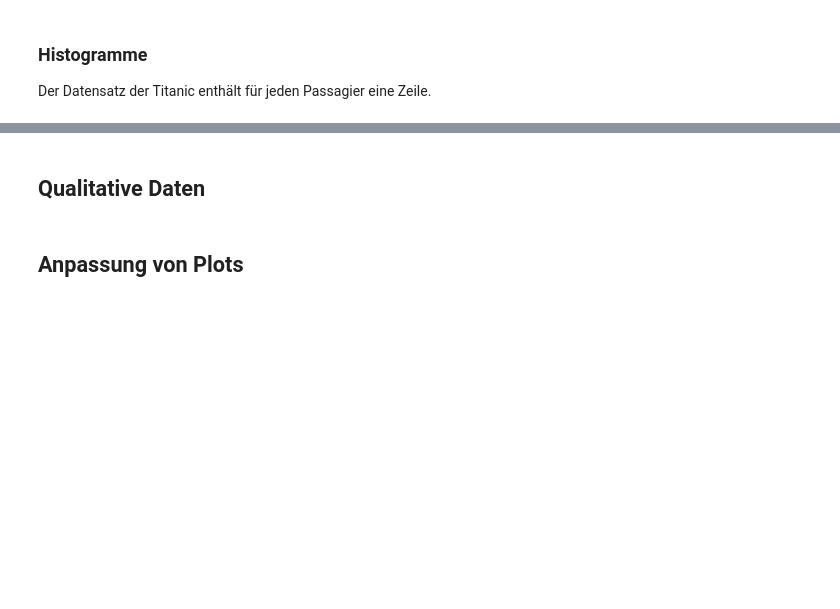
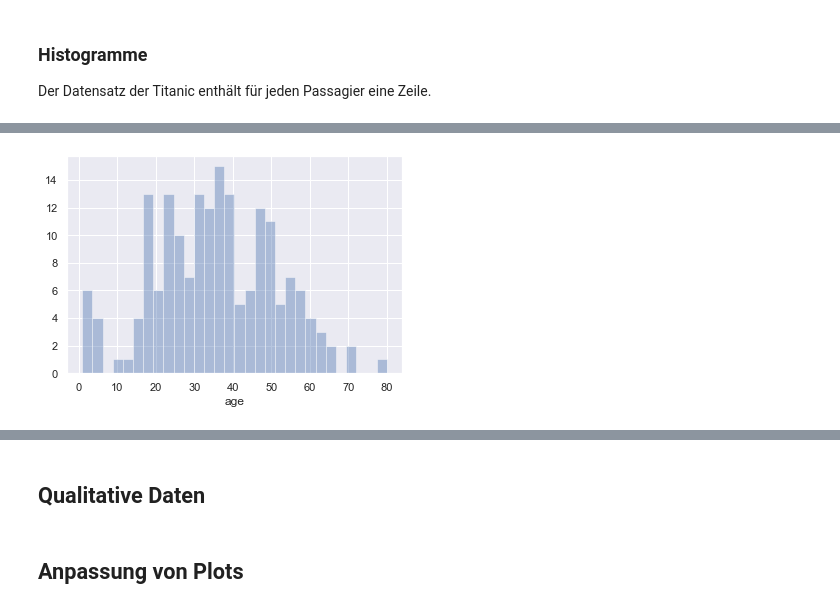
Before and after one commit to kurbaniec/everything-data-science, a Jupyter notebook: Visualisation.ipynb, the cells around one changed output, grey strips where cells are left out. Saved outputs shown, nothing was run; the diff lists cells and outputs as text; code cells hidden in the pictures; blank space fills up the shorter version.

```diff
--- a/Visualisation.ipynb
+++ b/Visualisation.ipynb
@@ -76,0 +100,4 @@ Der Datensatz der Titanic enthält für jeden Passagier eine Zeile.
+# %%
+sns.distplot(ti['age'], kde=False, bins=30);
+# %% [output]
+[figure, added]
```
Also changed, not shown: parts of 10 cells of this notebook, 2 other files.
